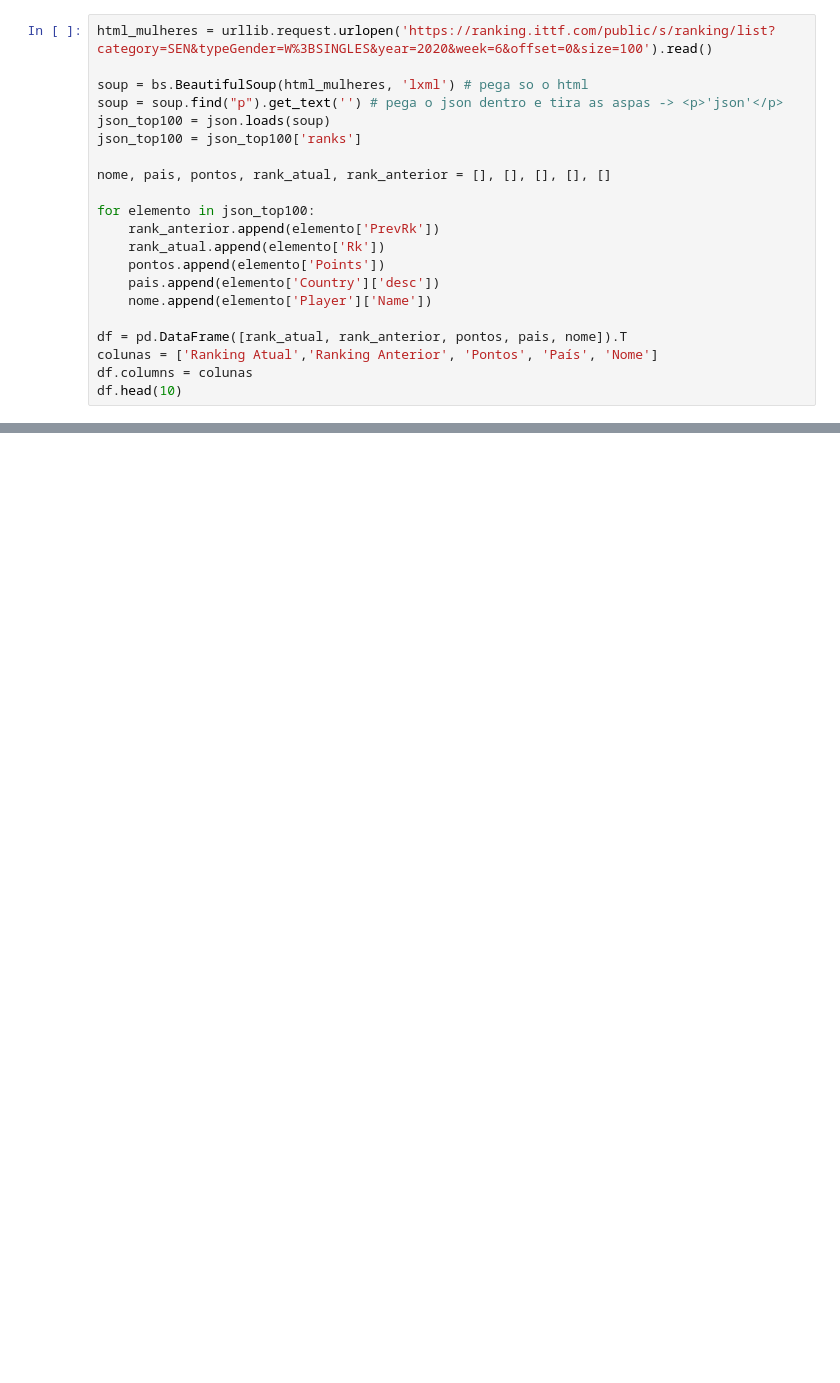
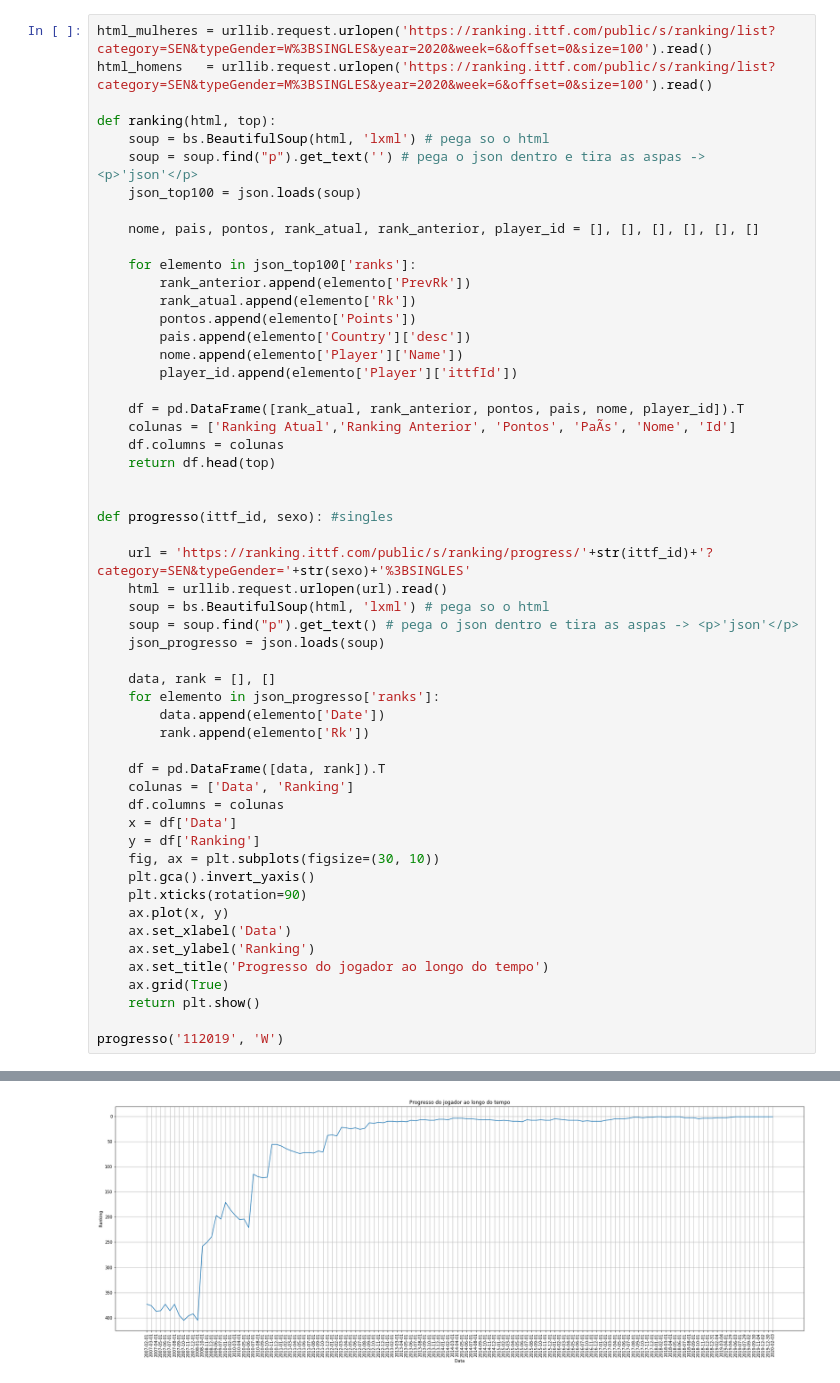
Before and after one commit to leo-smi/ITTF_Top100_Ranking_Scraping_Table, a Jupyter notebook: Ranking_ITTF_TOP100.ipynb, the cells around one changed output, grey strips where cells are left out. Cells and saved outputs as stored; diff of their text form; blank space fills up the shorter version.

```diff
--- a/Ranking_ITTF_TOP100.ipynb
+++ b/Ranking_ITTF_TOP100.ipynb
@@ -6,22 +10,55 @@ import pandas as pd
 # %%
 html_mulheres = urllib.request.urlopen('https://ranking.ittf.com/public/s/ranking/list?category=SEN&typeGender=W%3BSINGLES&year=2020&week=6&offset=0&size=100').read()
+html_homens   = urllib.request.urlopen('https://ranking.ittf.com/public/s/ranking/list?category=SEN&typeGender=M%3BSINGLES&year=2020&week=6&offset=0&size=100').read()
 
-soup = bs.BeautifulSoup(html_mulheres, 'lxml') # pega so o html
-soup = soup.find("p").get_text('') # pega o json dentro e tira as aspas -> <p>'json'</p>
-json_top100 = json.loads(soup)
-json_top100 = json_top100['ranks']
+def ranking(html, top):
+    soup = bs.BeautifulSoup(html, 'lxml') # pega so o html
+    soup = soup.find("p").get_text('') # pega o json dentro e tira as aspas -> <p>'json'</p>
+    json_top100 = json.loads(soup)
 
-nome, pais, pontos, rank_atual, rank_anterior = [], [], [], [], []
+    nome, pais, pontos, rank_atual, rank_anterior, player_id = [], [], [], [], [], []
 
-for elemento in json_top100:
-    rank_anterior.append(elemento['PrevRk'])
-    rank_atual.append(elemento['Rk'])
-    pontos.append(elemento['Points'])
-    pais.append(elemento['Country']['desc'])
-    nome.append(elemento['Player']['Name'])
+    for elemento in json_top100['ranks']:
+        rank_anterior.append(elemento['PrevRk'])
+        rank_atual.append(elemento['Rk'])
+        pontos.append(elemento['Points'])
+        pais.append(elemento['Country']['desc'])
+        nome.append(elemento['Player']['Name'])
+        player_id.append(elemento['Player']['ittfId'])
 
-df = pd.DataFrame([rank_atual, rank_anterior, pontos, pais, nome]).T
-colunas = ['Ranking Atual','Ranking Anterior', 'Pontos', 'País', 'Nome']
-df.columns = colunas
-df.head(10)
+    df = pd.DataFrame([rank_atual, rank_anterior, pontos, pais, nome, player_id]).T
+    colunas = ['Ranking Atual','Ranking Anterior', 'Pontos', 'PaÃ­s', 'Nome', 'Id']
+    df.columns = colunas
+    return df.head(top)
+
+
+def progresso(ittf_id, sexo): #singles
+
+    url = 'https://ranking.ittf.com/public/s/ranking/progress/'+str(ittf_id)+'?category=SEN&typeGender='+str(sexo)+'%3BSINGLES'
+    html = urllib.request.urlopen(url).read()
+    soup = bs.BeautifulSoup(html, 'lxml') # pega so o html
+    soup = soup.find("p").get_text() # pega o json dentro e tira as aspas -> <p>'json'</p>
+    json_progresso = json.loads(soup)
+
+    data, rank = [], []
+    for elemento in json_progresso['ranks']:
+        data.append(elemento['Date'])
+        rank.append(elemento['Rk'])
+
+    df = pd.DataFrame([data, rank]).T
+    colunas = ['Data', 'Ranking']
+    df.columns = colunas
+    x = df['Data']
+    y = df['Ranking']
+    fig, ax = plt.subplots(figsize=(30, 10))
+    plt.gca().invert_yaxis()
+    plt.xticks(rotation=90)
+    ax.plot(x, y)
+    ax.set_xlabel('Data')
+    ax.set_ylabel('Ranking')
+    ax.set_title('Progresso do jogador ao longo do tempo')
+    ax.grid(True)
+    return plt.show()
+
+progresso('112019', 'W')
 # %% [output]
@@ -38,0 +65 @@ df.head(10)
+[figure, added]
```
Also changed, not shown: parts of 5 cells of this notebook.
